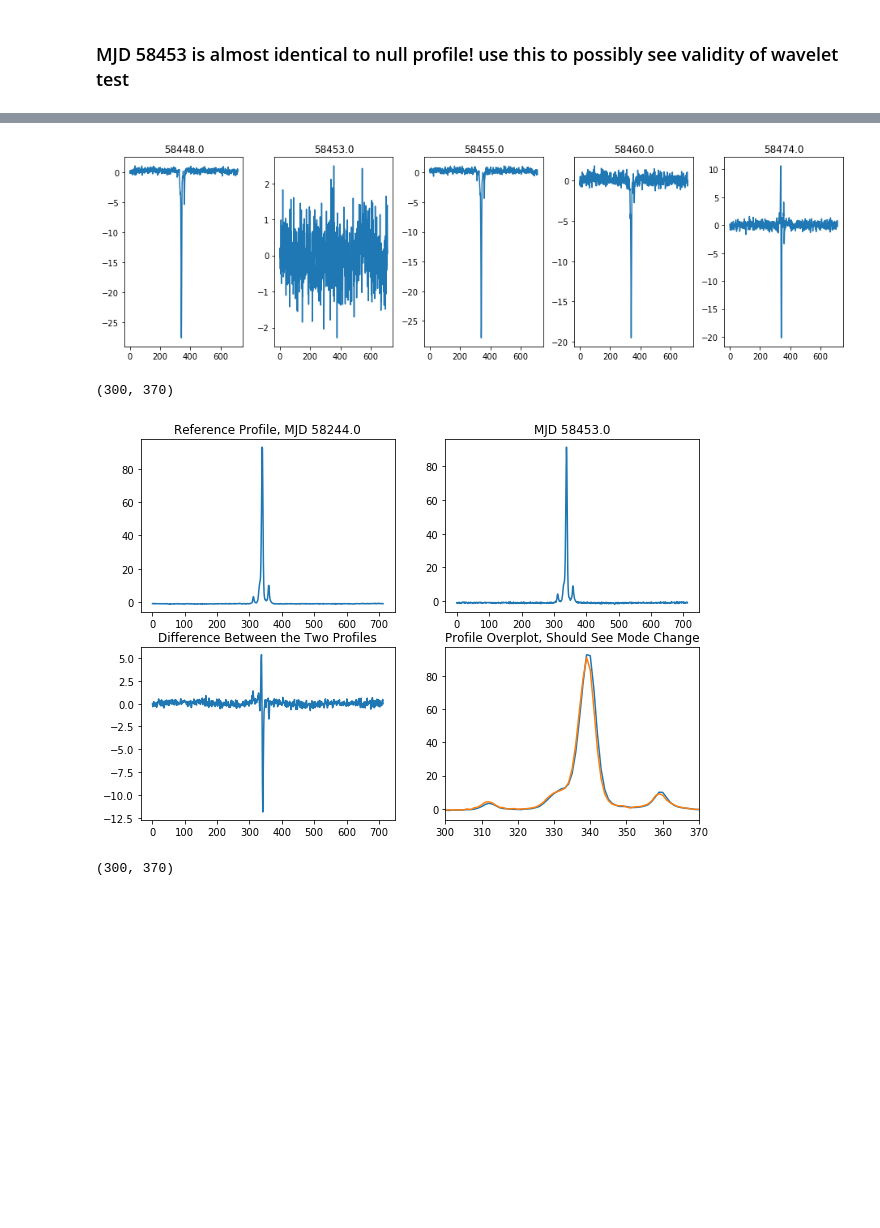
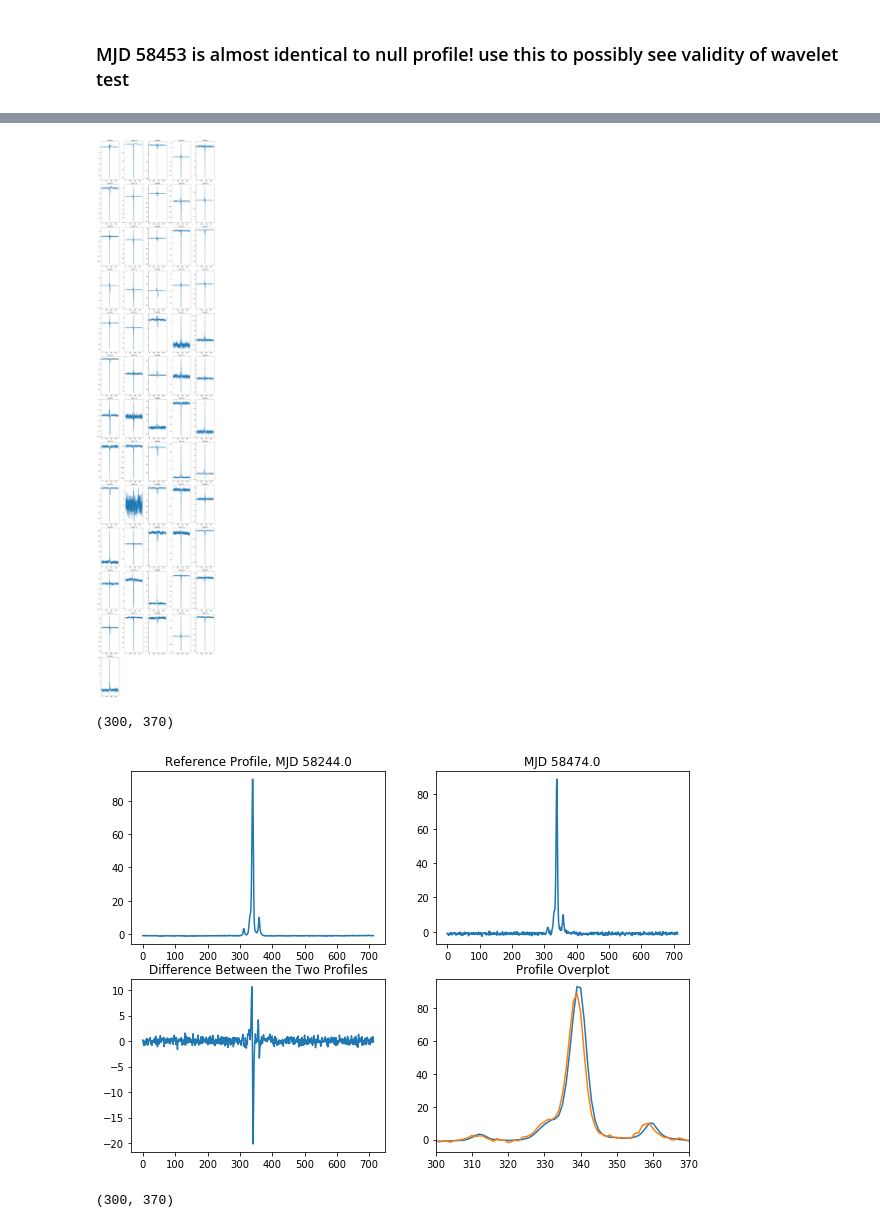
Before and after one commit to minyoungk99/IRES, a Jupyter notebook: other_notebooks/create_ratios_diffs.ipynb, the cells around one changed output, grey strips where cells are left out. Saved outputs shown, nothing was run; the diff lists cells and outputs as text; code cells hidden in the pictures; blank space fills up the shorter version.

Commit message:
more figures, updated report

```diff
--- a/other_notebooks/create_ratios_diffs.ipynb
+++ b/other_notebooks/create_ratios_diffs.ipynb
@@ -57,9 +66,9 @@ u.gridplot(ratios[40:45,], 5, hist=False, figsize=(13, 4), mjd=mjd[41:46])
 # %%
 diffs = np.vstack(tuple(i-standard for i in profs[1:]))
 
-u.gridplot(diffs[40:45,], 5, hist=False, figsize=(13, 4), mjd=mjd[41:46])
+u.gridplot(diffs, 5, hist=False, mjd=mjd)
 # %% [output]
-[figure, old version]
+[figure, new version]
 # %%
 fig = plt.figure(figsize=(10, 7))
 ax1 = fig.add_subplot(221)
@@ -67,7 +76,7 @@ ax2 = fig.add_subplot(222)
 ax3 = fig.add_subplot(223)
 ax4 = fig.add_subplot(224)
 
-ind = np.where(mjd == 58629.)[0][0]
+ind = np.where(mjd == 58474.)[0][0]
 
 ax1.plot(standard)
 ax2.plot(profs[ind])
@@ -75,14 +84,14 @@ ax3.plot(diffs[ind-1])
 ax4.plot(profs[0]); ax4.plot(profs[ind])
 
 ax1.set_title("Reference Profile, MJD {}".format(mjd[0]))
-ax2.set_title("MJD {}".format(mjd[42]))
+ax2.set_title("MJD {}".format(mjd[ind]))
 ax3.set_title("Difference Between the Two Profiles")
-ax4.set_title("Profile Overplot, Should See Mode Change")
+ax4.set_title("Profile Overplot")
 ax4.set_xlim(300,370)
 #ax4.set_ylim(90, 100)
 # %% [output]
 (300, 370)
-[figure, old version]
+[figure, new version]
 # %%
 plt.plot(profs[0]); plt.plot(profs[ind])
 plt.xlim(300,370)
```
Also changed, not shown: parts of 2 cells of this notebook, 14 other files.
